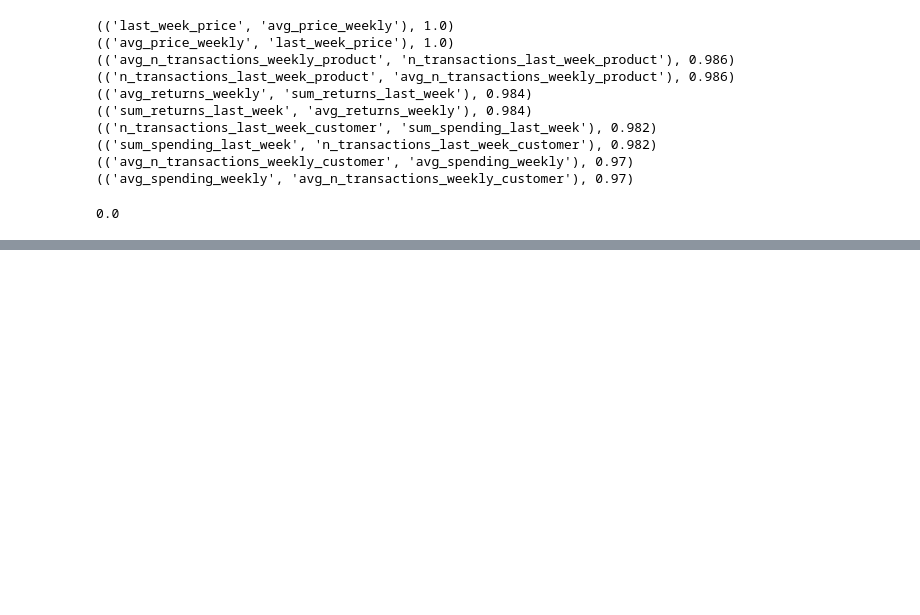
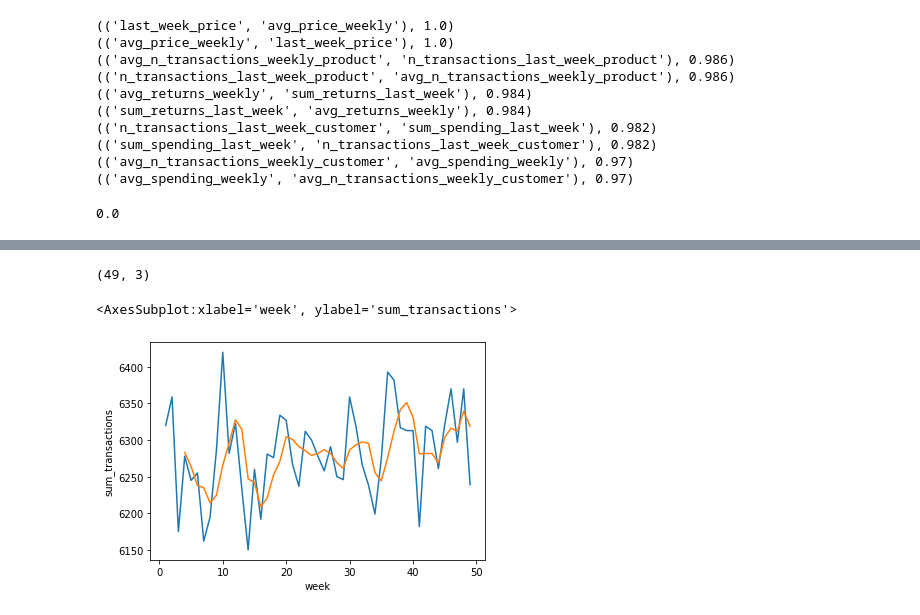
Before and after one commit to sekR4/classification-challenge, a Jupyter notebook: src/eda_and_fe.ipynb, the cells around one changed output, grey strips where cells are left out. Cells and saved outputs as stored; diff of their text form; code cells hidden in the pictures; blank space fills up the shorter version.

```diff
--- a/src/eda_and_fe.ipynb
+++ b/src/eda_and_fe.ipynb
@@ -621,0 +651,11 @@ pd.DataFrame(test)
+# %%
+
+weekly_transactions = pd.DataFrame({
+    "week": list(df["week"].value_counts().index),
+    "sum_transactions": df["week"].value_counts().values
+})
+weekly_transactions.sort_values(by="week",inplace=True)
+weekly_transactions["moving_avg_transactions_lm"]=weekly_transactions.sum_transactions.rolling(4).mean()
+# Make it last weeks data
+weekly_transactions.week = weekly_transactions.week + 1
+weekly_transactions.head()
@@ -621,0 +669,10 @@ pd.DataFrame(test)
+# %%
+weekly_transactions.shape
+# %% [output]
+(49, 3)
+# %%
+sns.lineplot(x=weekly_transactions.week, y=weekly_transactions.sum_transactions)
+sns.lineplot(x=weekly_transactions.week, y=weekly_transactions.moving_avg_transactions_lm)
+# %% [output]
+<AxesSubplot:xlabel='week', ylabel='sum_transactions'>
+[figure, added]
```
Also changed, not shown: parts of 13 cells of this notebook, 2 other files.
